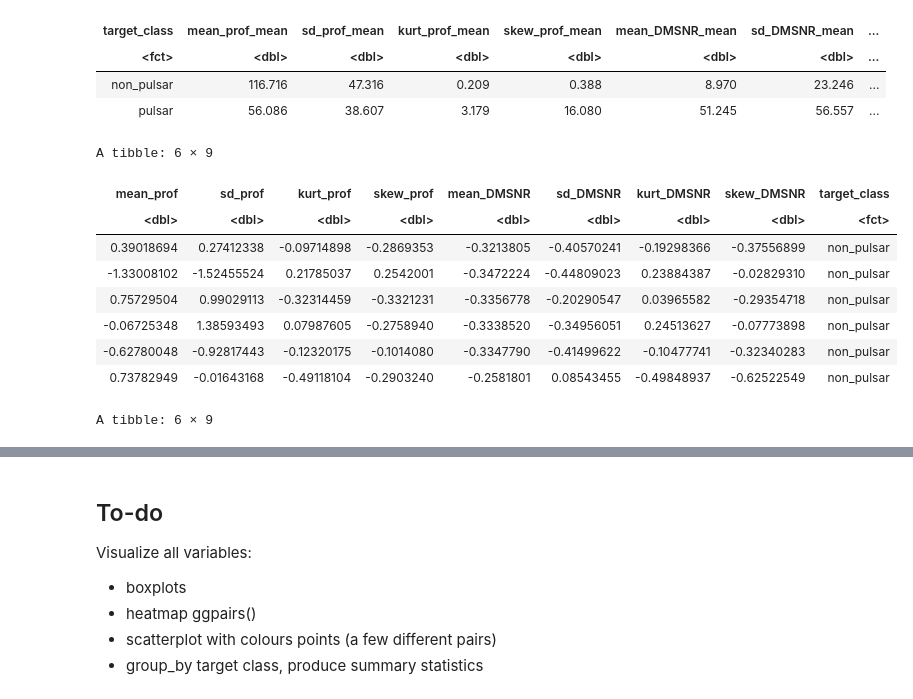
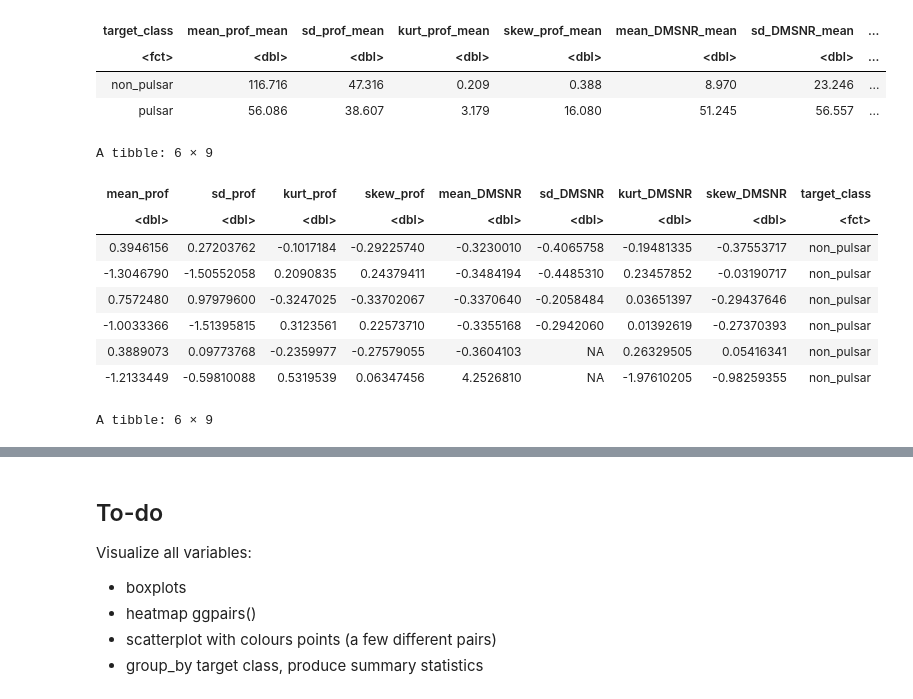
Before and after one commit to NicoRui/DSCI_100_Project, a Jupyter notebook: Proposal.ipynb, the cells around one changed output, grey strips where cells are left out. Drawn from its saved outputs; the diff is of its cells as text; code cells hidden in the pictures.

```diff
--- a/Proposal.ipynb
+++ b/Proposal.ipynb
@@ -138,28 +138,28 @@ A tibble: 2 × 17
 # %%
 #Standardization of all predictor variables
 pulsar_recipe_train = recipe(target_class~., data = pulsar_train) %>%
                     step_scale(all_predictors()) %>%
                     step_center(all_predictors()) %>%
                     prep()
-scaled_pulsar_train = bake(pulsar_recipe, pulsar_train)
+scaled_pulsar_train = bake(pulsar_recipe_train, pulsar_train)
 head(scaled_pulsar_train)
 
 pulsar_recipe_test = recipe(target_class~., data = pulsar_test) %>%
                     step_scale(all_predictors()) %>%
                     step_center(all_predictors()) %>%
                     prep()
-scaled_pulsar_test = bake(pulsar_recipe, pulsar_test)
+scaled_pulsar_test = bake(pulsar_recipe_test, pulsar_test)
 head(scaled_pulsar_test)
 # %% [output]
 A tibble: 6 × 9
 | mean_prof | sd_prof | kurt_prof | skew_prof | mean_DMSNR | sd_DMSNR | kurt_DMSNR | skew_DMSNR | target_class |
 | <dbl> | <dbl> | <dbl> | <dbl> | <dbl> | <dbl> | <dbl> | <dbl> | <fct> |
-| 0.39018694 | 0.27412338 | -0.09714898 | -0.2869353 | -0.3213805 | -0.40570241 | -0.19298366 | -0.37556899 | non_pulsar |
-| -1.33008102 | -1.52455524 | 0.21785037 | 0.2542001 | -0.3472224 | -0.44809023 | 0.23884387 | -0.02829310 | non_pulsar |
-| 0.75729504 | 0.99029113 | -0.32314459 | -0.3321231 | -0.3356778 | -0.20290547 | 0.03965582 | -0.29354718 | non_pulsar |
-| -0.06725348 | 1.38593493 | 0.07987605 | -0.2758940 | -0.3338520 | -0.34956051 | 0.24513627 | -0.07773898 | non_pulsar |
-| -0.62780048 | -0.92817443 | -0.12320175 | -0.1014080 | -0.3347790 | -0.41499622 | -0.10477741 | -0.32340283 | non_pulsar |
-| 0.73782949 | -0.01643168 | -0.49118104 | -0.2903240 | -0.2581801 | 0.08543455 | -0.49848937 | -0.62522549 | non_pulsar |
+| 0.3946156 | 0.27203762 | -0.1017184 | -0.29225740 | -0.3230010 | -0.4065758 | -0.19481335 | -0.37553717 | non_pulsar |
+| -1.3046790 | -1.50552058 | 0.2090835 | 0.24379411 | -0.3484194 | -0.4485310 | 0.23457852 | -0.03190717 | non_pulsar |
+| 0.7572480 | 0.97979600 | -0.3247025 | -0.33702067 | -0.3370640 | -0.2058484 | 0.03651397 | -0.29437646 | non_pulsar |
+| -1.0033366 | -1.51395815 | 0.3123561 | 0.22573710 | -0.3355168 | -0.2942060 | 0.01392619 | -0.27370393 | non_pulsar |
+| 0.3889073 | 0.09773768 | -0.2359977 | -0.27579055 | -0.3604103 | NA | 0.26329505 | 0.05416341 | non_pulsar |
+| -1.2133449 | -0.59810088 | 0.5319539 | 0.06347456 | 4.2526810 | NA | -1.97610205 | -0.98259355 | non_pulsar |
 A tibble: 6 × 9
 | mean_prof | sd_prof | kurt_prof | skew_prof | mean_DMSNR | sd_DMSNR | kurt_DMSNR | skew_DMSNR | target_class |
 | <dbl> | <dbl> | <dbl> | <dbl> | <dbl> | <dbl> | <dbl> | <dbl> | <fct> |
```
Also changed, not shown: parts of 3 cells of this notebook.
